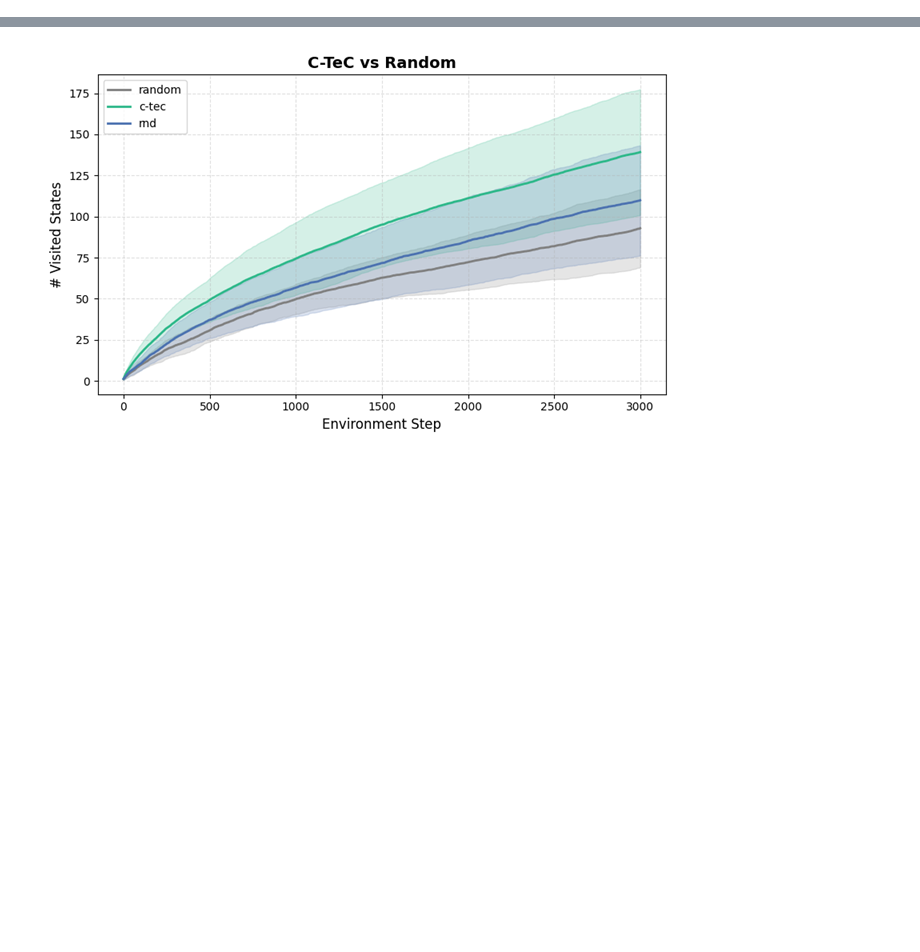
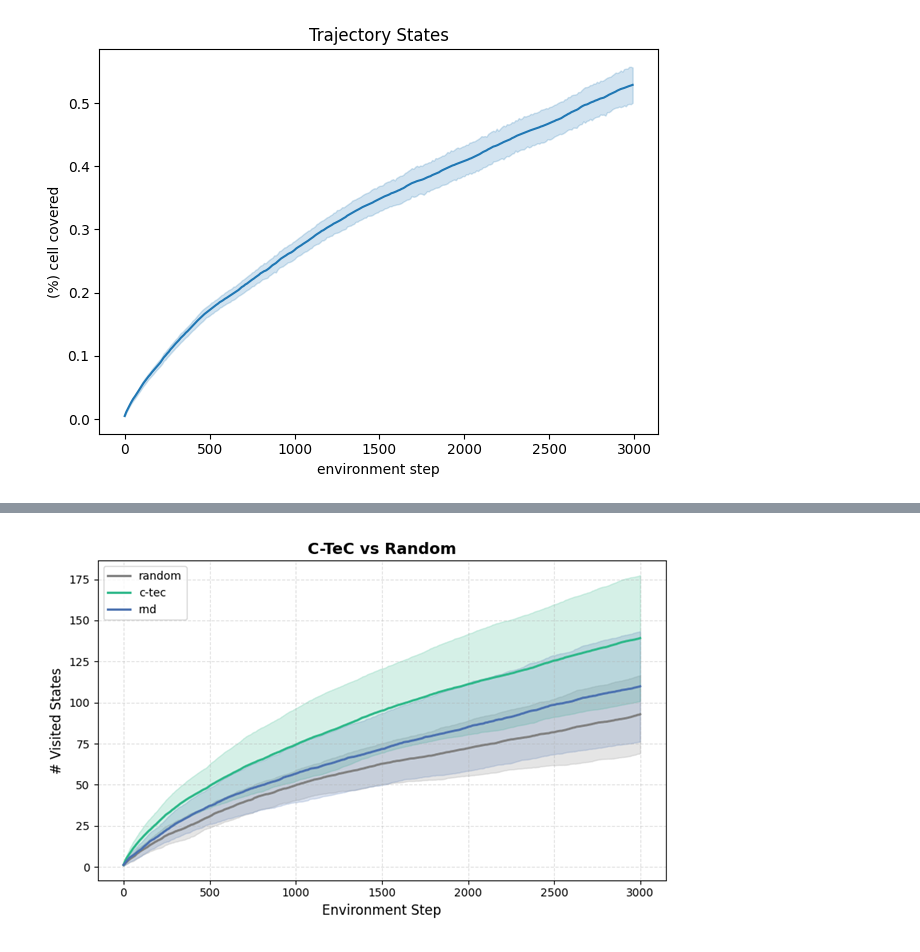
Before and after one commit to LSNoor/C-TeC, a Jupyter notebook: demo.ipynb, the cells around one changed output, grey strips where cells are left out. Cells and saved outputs as stored; diff of their text form; code cells hidden in the pictures; blank space fills up the shorter version.

```diff
--- a/demo.ipynb
+++ b/demo.ipynb
@@ -24,7 +114,7 @@ trajectory_buffer = run_evaluation(method="random", policy=random_policy, env=en
 # %%
-CONFIG_PATH = "c-tec_config.yaml"
-CONFIG = get_config(CONFIG_PATH)
-policy = get_policy(state_dim=STATE_DIM, action_dim=ACTION_DIM, method="c-tec", CONFIG=CONFIG, device=device)
+C_TEC_CONFIG_PATH = "c-tec_config.yaml"
+C_TEC_CONFIG = get_config(C_TEC_CONFIG_PATH)
+c_tec_policy = get_policy(state_dim=STATE_DIM, action_dim=ACTION_DIM, method="c-tec", CONFIG=C_TEC_CONFIG, device=device)
 
-trajectory_buffer = run_training(method="c-tec", env=env, seed=seed, policy=policy, CONFIG=CONFIG, save=False, log_interval=10)
+c_tec_trajectory_buffer, c_tec_train_logger = run_training(method="c-tec", env=env, seed=seed, policy=c_tec_policy, num_episodes=C_TEC_CONFIG.env.num_episodes, save=False, log_interval=10)
 # %% [output]
@@ -32,0 +133,4 @@ KeyboardInterrupt:
+# %%
+plot_coverage_over_time(trajectory_buffer=c_tec_trajectory_buffer, save_path=None)
+# %% [output]
+[figure, added]
```
Also changed, not shown: parts of 33 cells of this notebook, 11 other files.
